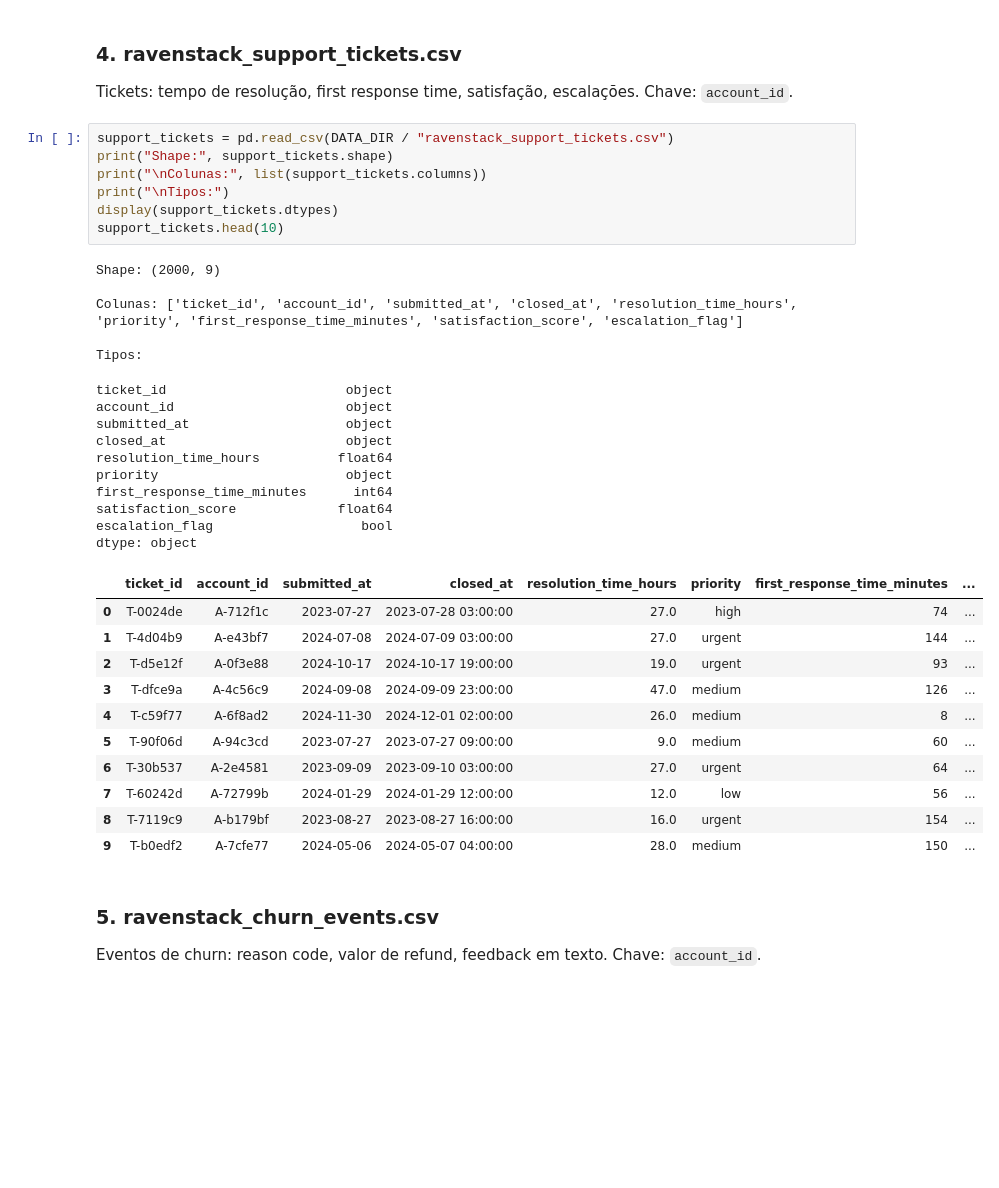
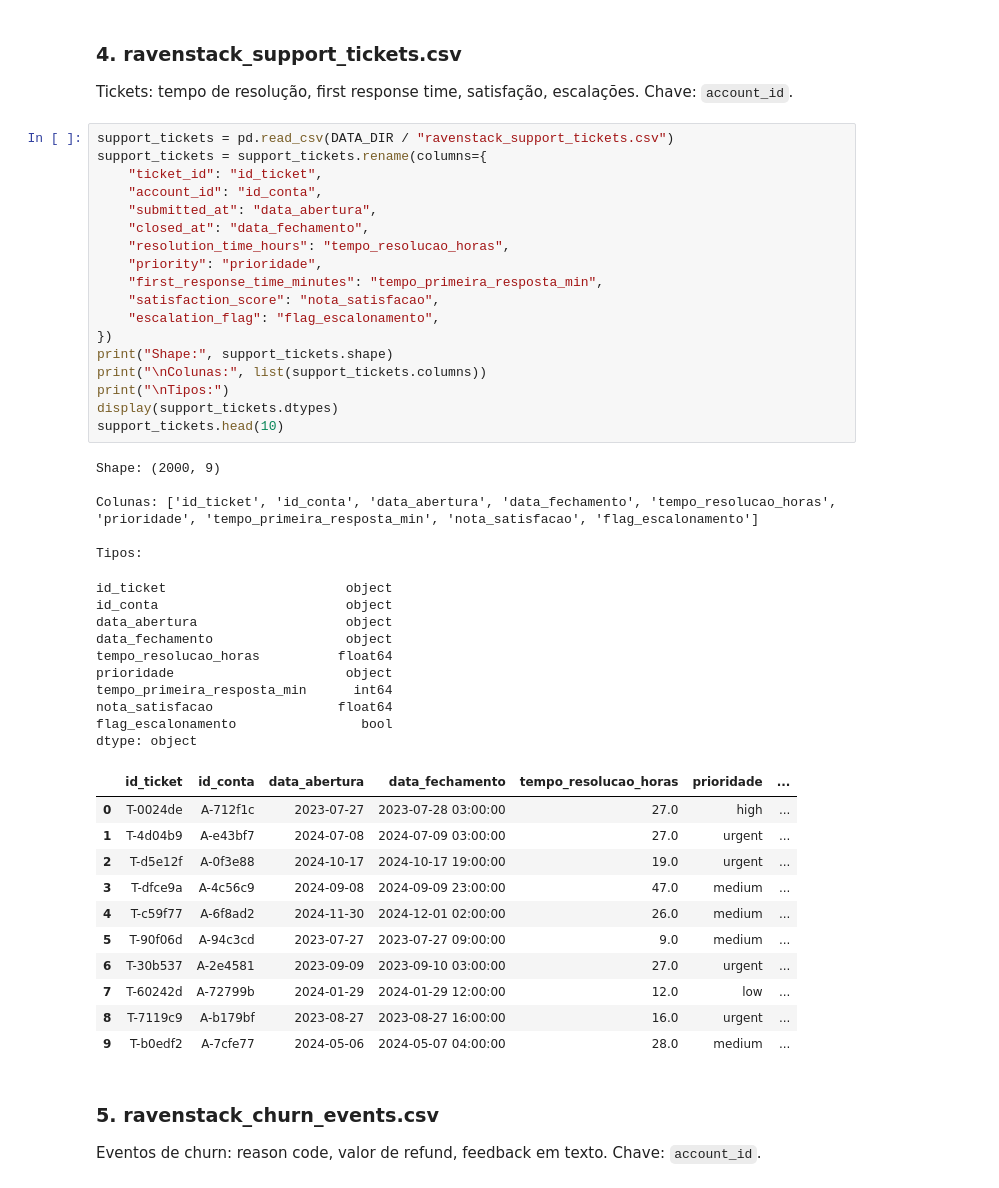
Before and after one commit to moraesvn/ai-master-challenge, a Jupyter notebook: submissions/Vinicius-Moraes/solution/01_load_datasets.ipynb, the cells around one changed output. Drawn from its saved outputs; the diff is of its cells as text; blank space fills up the shorter version.

Commit message:
renomeando nomes de colunas

```diff
--- a/submissions/Vinicius-Moraes/solution/01_load_datasets.ipynb
+++ b/submissions/Vinicius-Moraes/solution/01_load_datasets.ipynb
@@ -141,38 +193,49 @@ feature_usage.head(10)
 Tickets: tempo de resolução, first response time, satisfação, escalações. Chave: `account_id`.
 # %%
 support_tickets = pd.read_csv(DATA_DIR / "ravenstack_support_tickets.csv")
+support_tickets = support_tickets.rename(columns={
+    "ticket_id": "id_ticket",
+    "account_id": "id_conta",
+    "submitted_at": "data_abertura",
+    "closed_at": "data_fechamento",
+    "resolution_time_hours": "tempo_resolucao_horas",
+    "priority": "prioridade",
+    "first_response_time_minutes": "tempo_primeira_resposta_min",
+    "satisfaction_score": "nota_satisfacao",
+    "escalation_flag": "flag_escalonamento",
+})
 print("Shape:", support_tickets.shape)
 print("\nColunas:", list(support_tickets.columns))
 print("\nTipos:")
 display(support_tickets.dtypes)
 support_tickets.head(10)
 # %% [output]
 Shape: (2000, 9)
 
-Colunas: ['ticket_id', 'account_id', 'submitted_at', 'closed_at', 'resolution_time_hours', 'priority', 'first_response_time_minutes', 'satisfaction_score', 'escalation_flag']
+Colunas: ['id_ticket', 'id_conta', 'data_abertura', 'data_fechamento', 'tempo_resolucao_horas', 'prioridade', 'tempo_primeira_resposta_min', 'nota_satisfacao', 'flag_escalonamento']
 
 Tipos:
-ticket_id                       object
-account_id                      object
-submitted_at                    object
-closed_at                       object
-resolution_time_hours          float64
-priority                        object
-first_response_time_minutes      int64
-satisfaction_score             float64
-escalation_flag                   bool
+id_ticket                       object
+id_conta                        object
+data_abertura                   object
+data_fechamento                 object
+tempo_resolucao_horas          float64
+prioridade                      object
+tempo_primeira_resposta_min      int64
+nota_satisfacao                float64
+flag_escalonamento                bool
 dtype: object
-|  | ticket_id | account_id | submitted_at | closed_at | resolution_time_hours | priority | first_response_time_minutes | ... |
-| 0 | T-0024de | A-712f1c | 2023-07-27 | 2023-07-28 03:00:00 | 27.0 | high | 74 | ... |
-| 1 | T-4d04b9 | A-e43bf7 | 2024-07-08 | 2024-07-09 03:00:00 | 27.0 | urgent | 144 | ... |
-| 2 | T-d5e12f | A-0f3e88 | 2024-10-17 | 2024-10-17 19:00:00 | 19.0 | urgent | 93 | ... |
-| 3 | T-dfce9a | A-4c56c9 | 2024-09-08 | 2024-09-09 23:00:00 | 47.0 | medium | 126 | ... |
-| 4 | T-c59f77 | A-6f8ad2 | 2024-11-30 | 2024-12-01 02:00:00 | 26.0 | medium | 8 | ... |
-| 5 | T-90f06d | A-94c3cd | 2023-07-27 | 2023-07-27 09:00:00 | 9.0 | medium | 60 | ... |
-| 6 | T-30b537 | A-2e4581 | 2023-09-09 | 2023-09-10 03:00:00 | 27.0 | urgent | 64 | ... |
-| 7 | T-60242d | A-72799b | 2024-01-29 | 2024-01-29 12:00:00 | 12.0 | low | 56 | ... |
-| 8 | T-7119c9 | A-b179bf | 2023-08-27 | 2023-08-27 16:00:00 | 16.0 | urgent | 154 | ... |
-| 9 | T-b0edf2 | A-7cfe77 | 2024-05-06 | 2024-05-07 04:00:00 | 28.0 | medium | 150 | ... |
+|  | id_ticket | id_conta | data_abertura | data_fechamento | tempo_resolucao_horas | prioridade | ... |
+| 0 | T-0024de | A-712f1c | 2023-07-27 | 2023-07-28 03:00:00 | 27.0 | high | ... |
+| 1 | T-4d04b9 | A-e43bf7 | 2024-07-08 | 2024-07-09 03:00:00 | 27.0 | urgent | ... |
+| 2 | T-d5e12f | A-0f3e88 | 2024-10-17 | 2024-10-17 19:00:00 | 19.0 | urgent | ... |
+| 3 | T-dfce9a | A-4c56c9 | 2024-09-08 | 2024-09-09 23:00:00 | 47.0 | medium | ... |
+| 4 | T-c59f77 | A-6f8ad2 | 2024-11-30 | 2024-12-01 02:00:00 | 26.0 | medium | ... |
+| 5 | T-90f06d | A-94c3cd | 2023-07-27 | 2023-07-27 09:00:00 | 9.0 | medium | ... |
+| 6 | T-30b537 | A-2e4581 | 2023-09-09 | 2023-09-10 03:00:00 | 27.0 | urgent | ... |
+| 7 | T-60242d | A-72799b | 2024-01-29 | 2024-01-29 12:00:00 | 12.0 | low | ... |
+| 8 | T-7119c9 | A-b179bf | 2023-08-27 | 2023-08-27 16:00:00 | 16.0 | urgent | ... |
+| 9 | T-b0edf2 | A-7cfe77 | 2024-05-06 | 2024-05-07 04:00:00 | 28.0 | medium | ... |
 # %% [markdown]
 ### 5. ravenstack_churn_events.csv
 Eventos de churn: reason code, valor de refund, feedback em texto. Chave: `account_id`.
```
Also changed, not shown: parts of 6 cells of this notebook.
